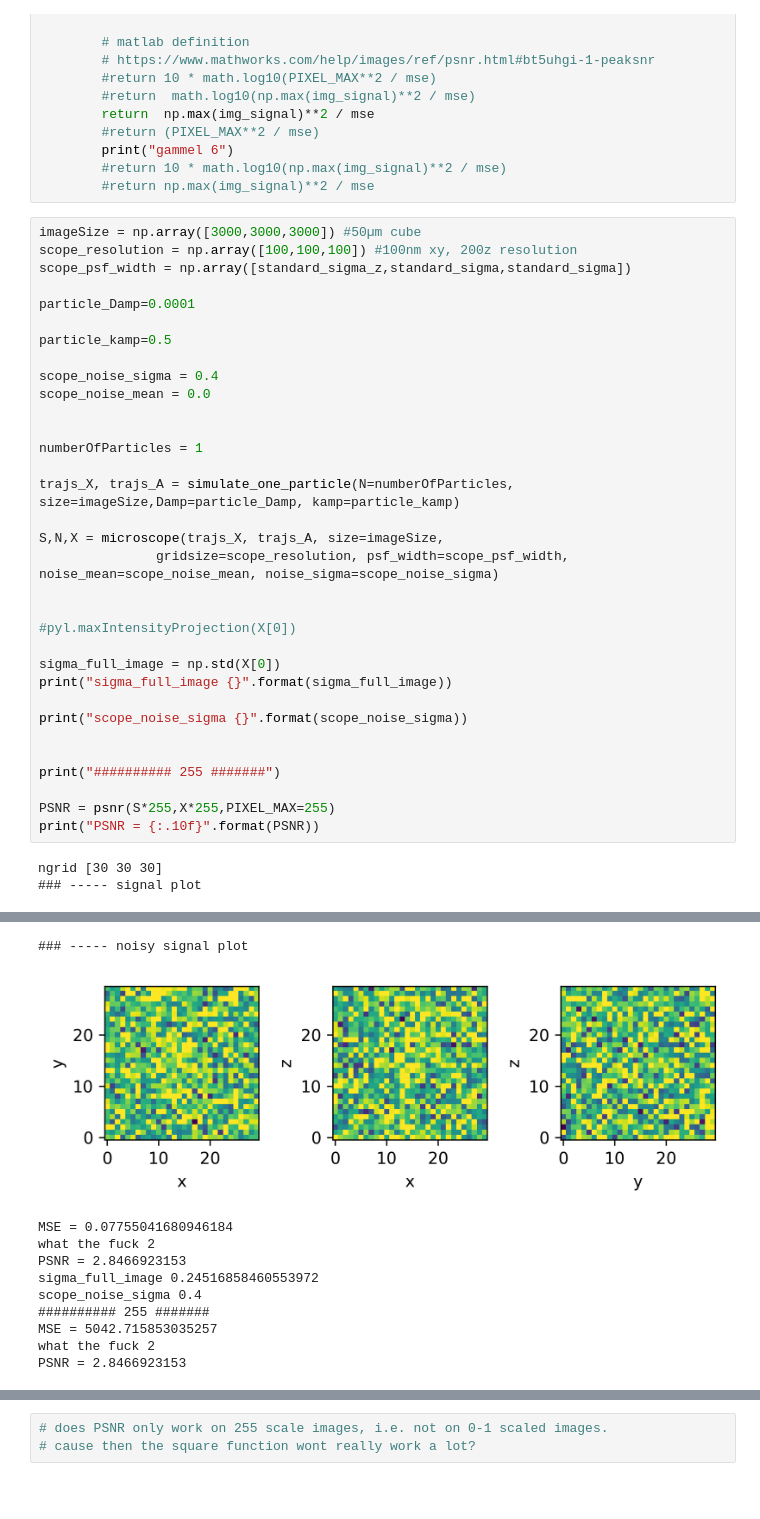
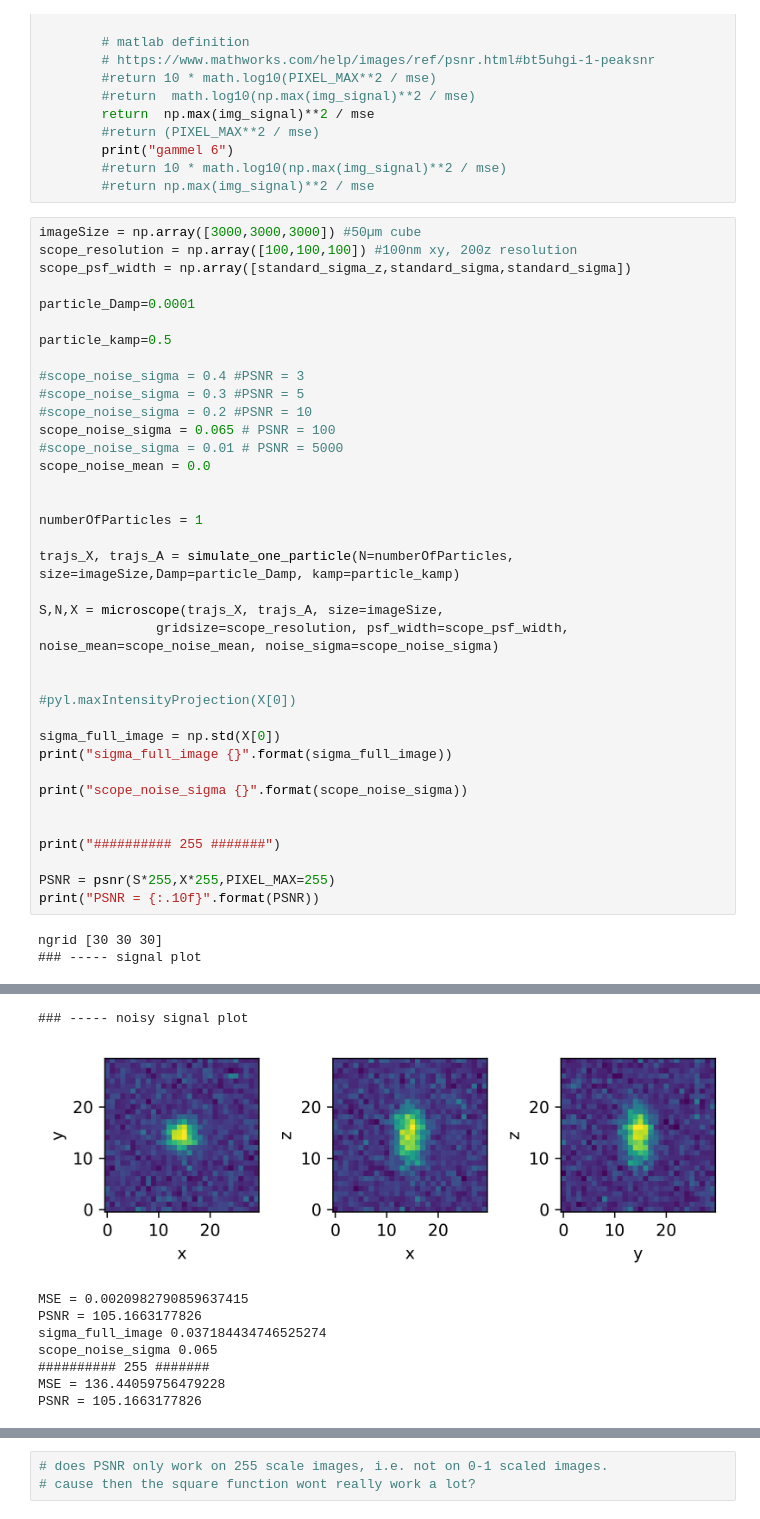
Before and after one commit to pylattice/pyLattice_deepLearning, a Jupyter notebook: src/createSimulatedData/generate_3D_simulated_data_oneParticle.ipynb, the cells around one changed output, grey strips where cells are left out. Drawn from its saved outputs; the diff is of its cells as text; blank space fills up the shorter version.

```diff
--- a/src/createSimulatedData/generate_3D_simulated_data_oneParticle.ipynb
+++ b/src/createSimulatedData/generate_3D_simulated_data_oneParticle.ipynb
@@ -233,7 +237,11 @@ particle_Damp=0.0001
 
 particle_kamp=0.5
 
-scope_noise_sigma = 0.4
+#scope_noise_sigma = 0.4 #PSNR = 3
+#scope_noise_sigma = 0.3 #PSNR = 5
+#scope_noise_sigma = 0.2 #PSNR = 10
+scope_noise_sigma = 0.065 # PSNR = 100
+#scope_noise_sigma = 0.01 # PSNR = 5000
 scope_noise_mean = 0.0
 
 
@@ -265,11 +273,9 @@ ngrid [30 30 30]
 ### ----- noisy signal plot
-[figure, old version]
+[figure, new version]
-MSE = 0.07755041680946184
-what the fuck 2
-PSNR = 2.8466923153
-sigma_full_image 0.24516858460553972
-scope_noise_sigma 0.4
+MSE = 0.0020982790859637415
+PSNR = 105.1663177826
+sigma_full_image 0.037184434746525274
+scope_noise_sigma 0.065
 ########## 255 #######
-MSE = 5042.715853035257
-what the fuck 2
-PSNR = 2.8466923153
+MSE = 136.44059756479228
+PSNR = 105.1663177826
```
Also changed, not shown: parts of 2 cells of this notebook, 6 other files.
